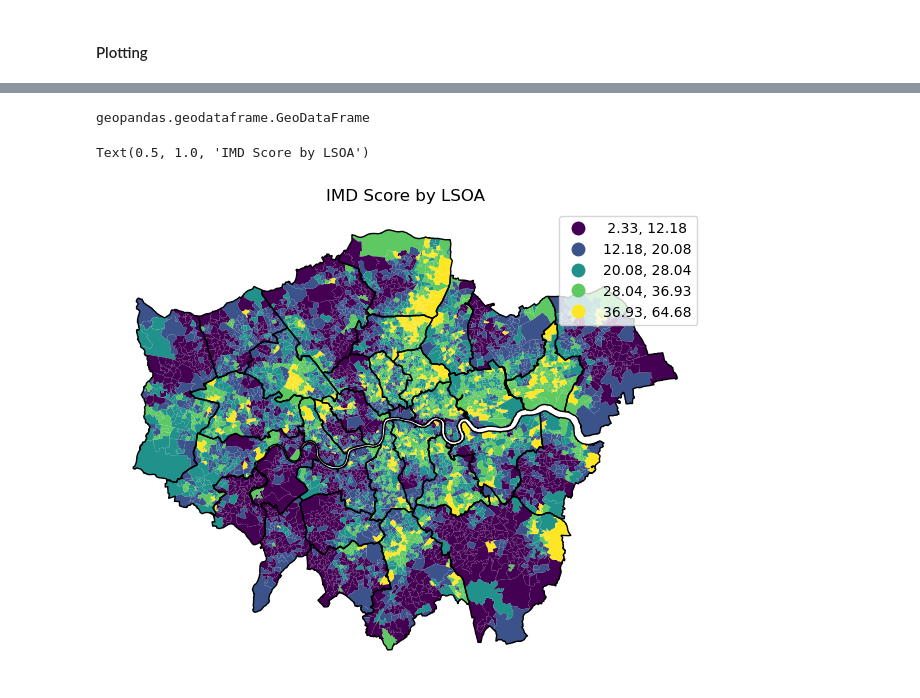
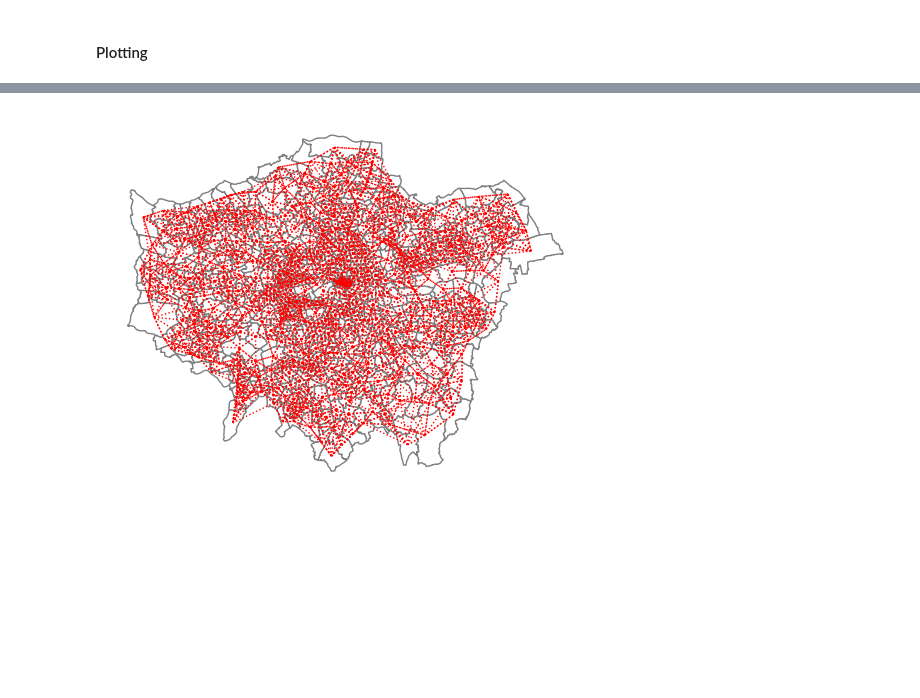
Before and after one commit to mushtary-mumu/crime_patterns, a Jupyter notebook: src/notebooks/spatial_regression.ipynb, the cells around one changed output, grey strips where cells are left out. Cells and saved outputs as stored; diff of their text form; code cells hidden in the pictures; blank space fills up the shorter version.

```diff
--- a/src/notebooks/spatial_regression.ipynb
+++ b/src/notebooks/spatial_regression.ipynb
@@ -277,16 +387,0 @@ join_grouped = london_lsoa.merge(join.groupby(by='lsoa11cd').mean(), left_on='LS
-# %%
-type(join_grouped)
-# %% [output]
-geopandas.geodataframe.GeoDataFrame
-# %%
-
-fig, ax = plt.subplots(figsize=(height, width))
-
-choropleth = join_grouped.plot(ax=ax, column="IMDScore", scheme='natural_breaks', legend=True)
-# cbar = plt.colorbar(contours)
-london_borough.to_crs(imd.crs).plot(ax=ax, fc="None")
-plt.axis(False)
-ax.set_title("IMD Score by LSOA")
-# %% [output]
-Text(0.5, 1.0, 'IMD Score by LSOA')
-[figure, removed]
@@ -295,0 +388,8 @@ cbar.ax.set_ylabel("Density (KDE)", rotation=270)
+# %%
+ax = london_ward.plot(edgecolor='grey', facecolor='w')
+f,ax = w_knn_8_ward.plot(london_ward, ax=ax,
+        edge_kws=dict(color='r', linestyle=':', linewidth=1),
+        node_kws=dict(marker=''))
+ax.set_axis_off()
+# %% [output]
+[figure, added]
```
Also changed, not shown: parts of 55 cells of this notebook, 1 other file.
